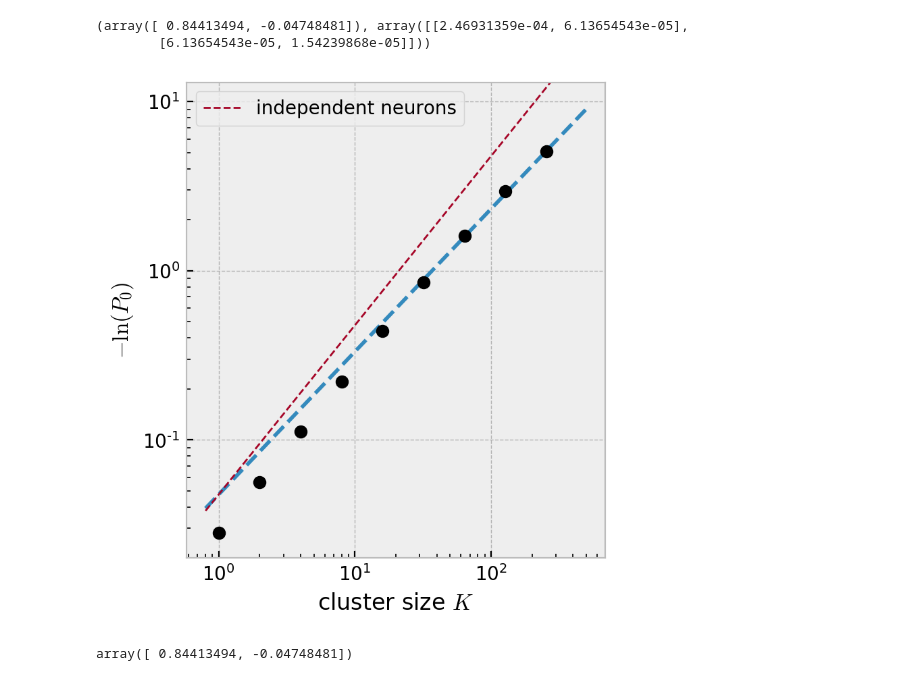
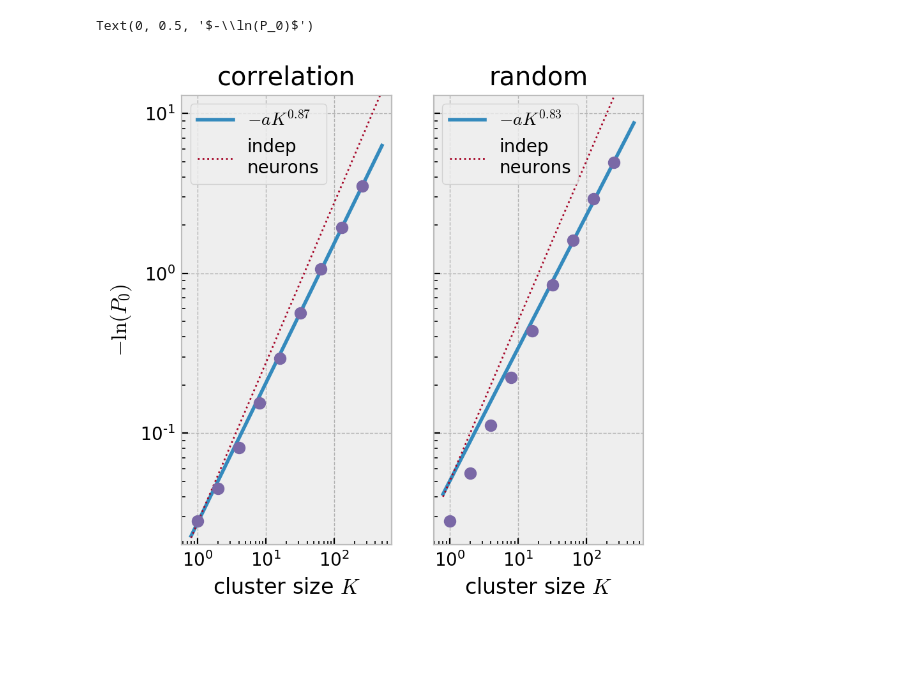
Before and after one commit to manuel-rhdt/neuronal-correlations, a Jupyter notebook: Notebook.ipynb, the cells around one changed output. Saved outputs shown, nothing was run; the diff lists cells and outputs as text; code cells hidden in the pictures; blank space fills up the shorter version.

```diff
--- a/Notebook.ipynb
+++ b/Notebook.ipynb
@@ -78,24 +94,27 @@ popt, perr = curve_fit(f, cluster_sizes, neg_log(p_zero))
-# %%
-popt, perr
-# %% [output]
-(array([ 0.84413494, -0.04748481]), array([[2.46931359e-04, 6.13654543e-05],
-        [6.13654543e-05, 1.54239868e-05]]))
-# %%
-x = np.linspace(.8, 500, 100)
-plt.plot(x, f(x, *popt), '--')
-plt.plot(x, f(x, 1.0, popt[1]), '--', linewidth=1, label="independent neurons")
-plt.errorbar(cluster_sizes, neg_log(p_zero), fmt='ko')
-plt.yscale('log')
-plt.xscale('log')
-plt.ylim(.02, 13)
-plt.xlabel('cluster size $K$')
-plt.ylabel('$-\ln(P_0)$')
-plt.legend()
-plt.show()
-# %% [output]
-[figure, removed]
-# %%
-popt
-# %% [output]
-array([ 0.84413494, -0.04748481])
+# %%
+fig, axs = plt.subplots(nrows=1, ncols=2, sharey=True)
+for plot_i, (ax, strategy) in enumerate(zip(axs, strategies)):
+    p_zero, p_errs, cluster_sizes = neurenorm.compute_p_trajectory(rdata[strategy][:-1])
+
+    # Fitting the exponents to the P_0 curve
+
+    f = lambda x, beta, a: -a * np.power(x, beta)
+    popt, perr = curve_fit(f, cluster_sizes, neg_log(p_zero))
+
+    x = np.linspace(.8, 500, 100)
+    ax.plot(x, f(x, *popt), 'C0-', label="$-a K^{{{:.2}}}$".format(popt[0]))
+    ax.plot(x, f(x, 1.0, popt[1]), 'C1:', linewidth=1, label="indep\nneurons")
+    ax.errorbar(cluster_sizes, neg_log(p_zero), fmt='C2o')
+    ax.set_yscale('log')
+    ax.set_xscale('log')
+    ax.set_ylim(.02, 13)
+    ax.set_xlabel('cluster size $K$')
+    ax.legend(loc=2)
+    ax.set_title(strategy)
+
+
+axs[0].set_ylabel('$-\ln(P_0)$')
+# %% [output]
+Text(0, 0.5, '$-\\ln(P_0)$')
+[figure, added]
 # %%
```
Also changed, not shown: parts of 13 cells of this notebook, 9 other files.
